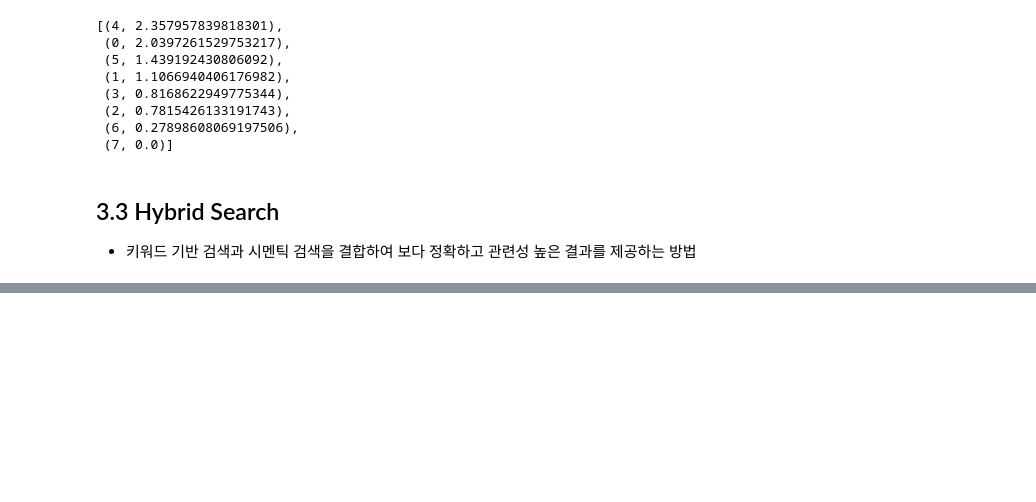
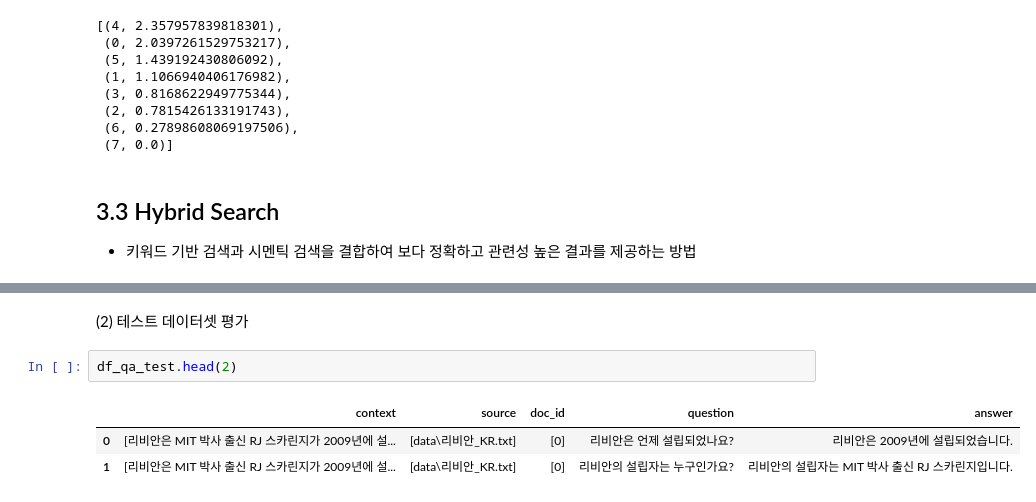
Before and after one commit to focandlol/study, a Jupyter notebook: langchain/LangChain_004_Vectorstore_Retrieval.ipynb, the cells around one changed output, grey strips where cells are left out. Cells and saved outputs as stored; diff of their text form; blank space fills up the shorter version.

```diff
--- a/langchain/LangChain_004_Vectorstore_Retrieval.ipynb
+++ b/langchain/LangChain_004_Vectorstore_Retrieval.ipynb
@@ -935,0 +1374,8 @@ for doc in retrieved_docs:
+# %% [markdown]
+(2) 테스트 데이터셋 평가
+# %%
+df_qa_test.head(2)
+# %% [output]
+|  | context | source | doc_id | question | answer |
+| 0 | [리비안은 MIT 박사 출신 RJ 스카린지가 2009년에 설... | [data\리비안_KR.txt] | [0] | 리비안은 언제 설립되었나요? | 리비안은 2009년에 설립되었습니다. |
+| 1 | [리비안은 MIT 박사 출신 RJ 스카린지가 2009년에 설... | [data\리비안_KR.txt] | [0] | 리비안의 설립자는 누구인가요? | 리비안의 설립자는 MIT 박사 출신 RJ 스카린지입니다. |
```
Also changed, not shown: parts of 39 cells of this notebook.
